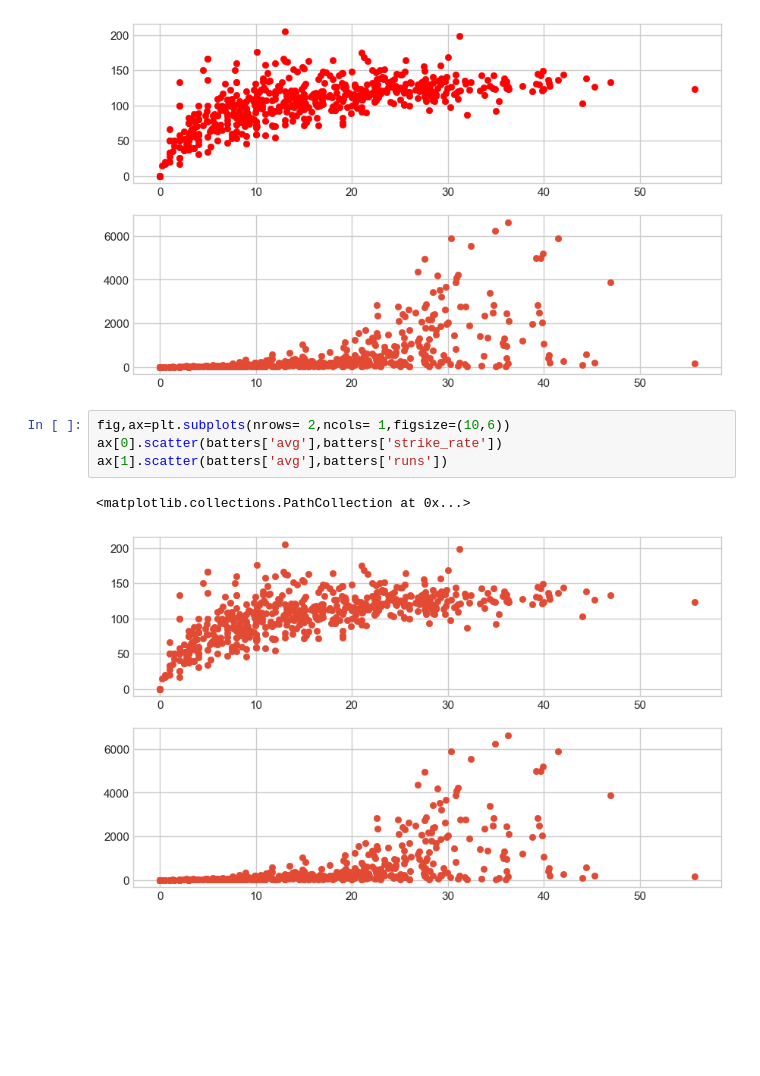
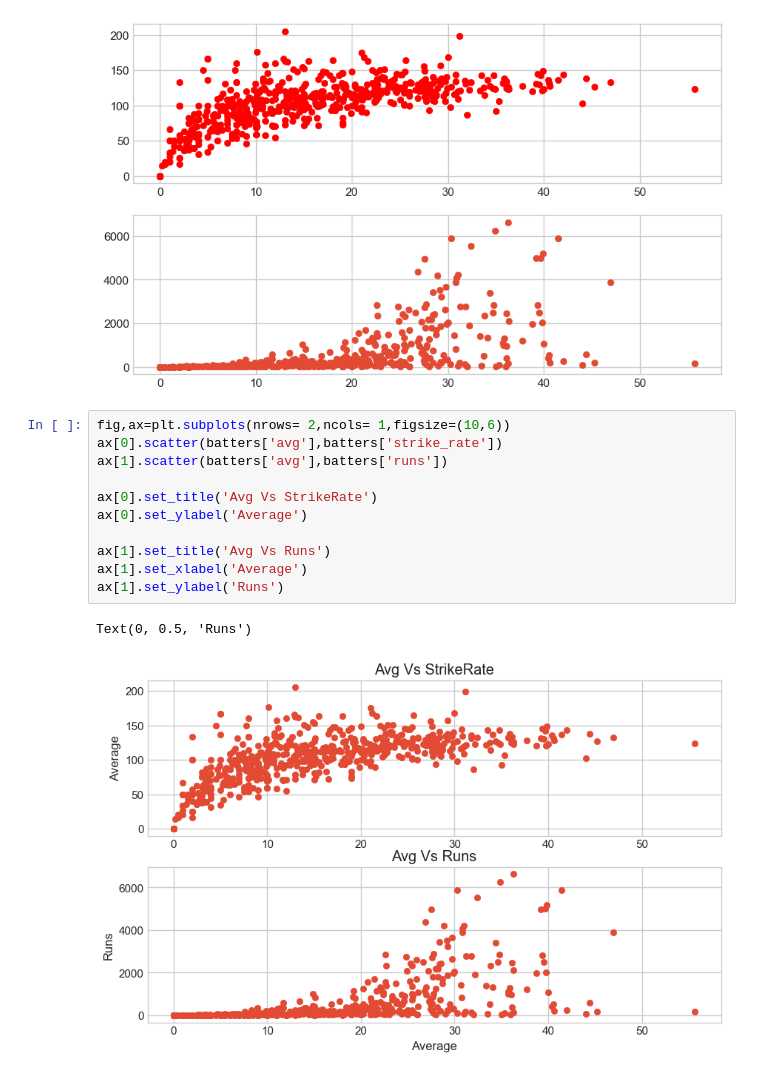
Before and after one commit to redwanhasan07208212/python-basic, a Jupyter notebook: Class_8/matplot.ipynb, the cells around one changed output. Saved outputs shown, nothing was run; the diff lists cells and outputs as text; blank space fills up the shorter version.

```diff
--- a/Class_8/matplot.ipynb
+++ b/Class_8/matplot.ipynb
@@ -490,7 +490,14 @@ ax[1].scatter(batters['avg'],batters['runs'])
 # %%
 fig,ax=plt.subplots(nrows= 2,ncols= 1,figsize=(10,6))
 ax[0].scatter(batters['avg'],batters['strike_rate'])
 ax[1].scatter(batters['avg'],batters['runs'])
+
+ax[0].set_title('Avg Vs StrikeRate')
+ax[0].set_ylabel('Average')
+
+ax[1].set_title('Avg Vs Runs')
+ax[1].set_xlabel('Average')
+ax[1].set_ylabel('Runs')
 # %% [output]
-<matplotlib.collections.PathCollection at 0x...>
+Text(0, 0.5, 'Runs')
-[figure, old version]
+[figure, new version]
```
Also changed, not shown: parts of 1 cell of this notebook, 2 other files.
